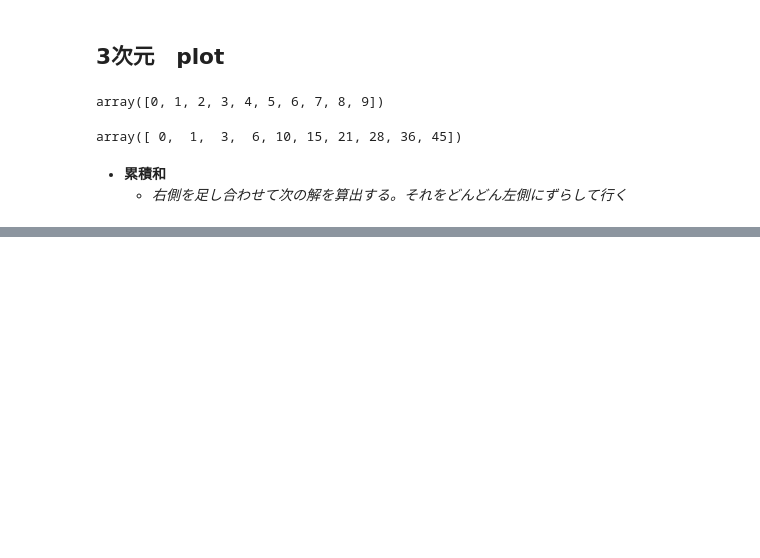
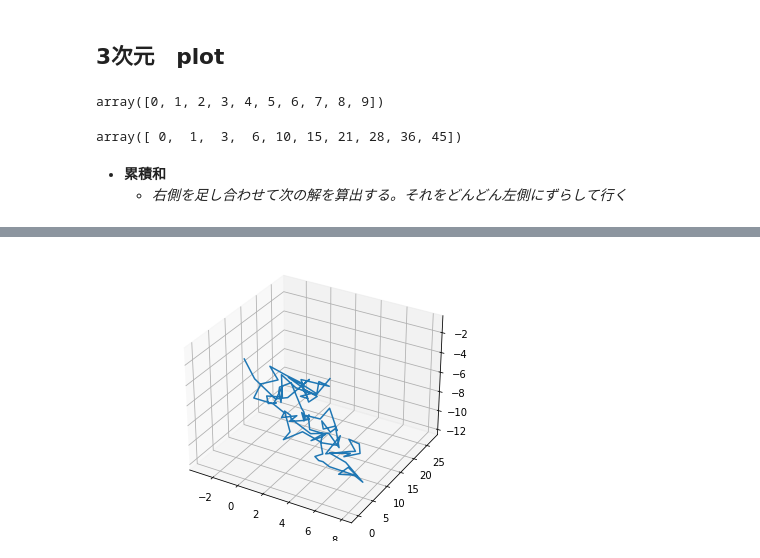
Before and after one commit to MoTo-LaBo/Machine-Learning-Basic, a Jupyter notebook: data analysis/03_matplotlib.ipynb, the cells around one changed output, grey strips where cells are left out. Cells and saved outputs as stored; diff of their text form; code cells hidden in the pictures; blank space fills up the shorter version.

```diff
--- a/data analysis/03_matplotlib.ipynb
+++ b/data analysis/03_matplotlib.ipynb
@@ -105,0 +106,8 @@ plt.show()
+# %%
+%matplotlib widget
+fig = plt.figure()    # fig を描くような枠
+ax = Axes3D(fig)      # 軸が　３Dに変更される
+ax.plot(x, y, z)
+plt.show()
+# %% [output]
+[figure, added]
```
Also changed, not shown: parts of 2 cells of this notebook, 2 other files.
